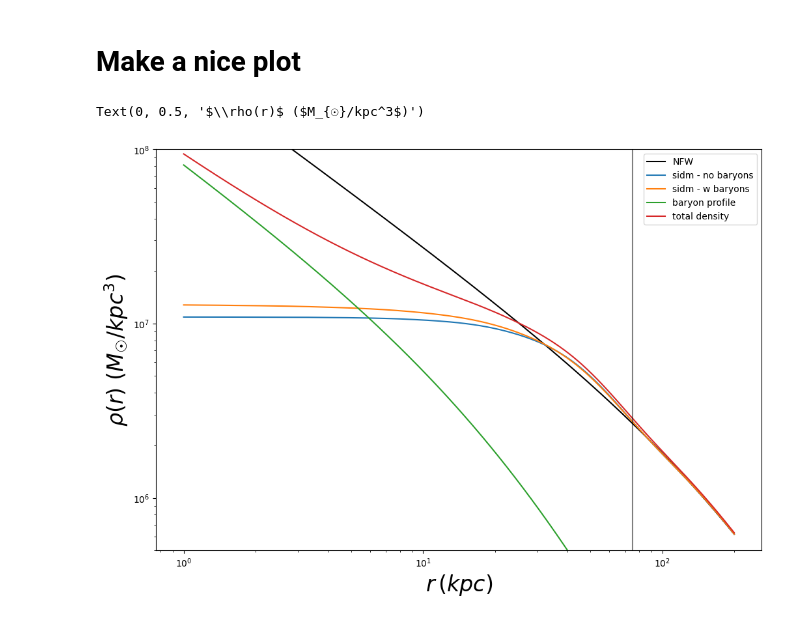
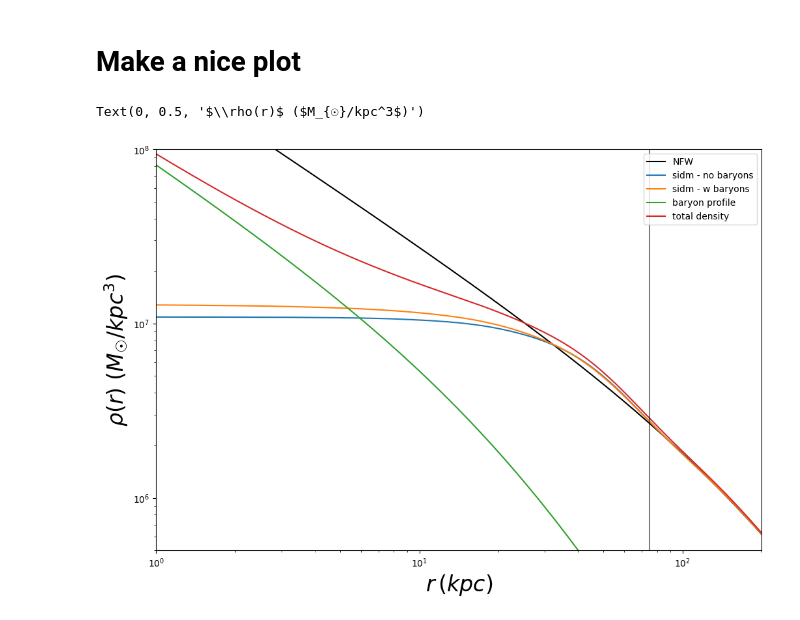
Before and after one commit to jhod0/sidm_halos, a Jupyter notebook: Notebooks/01 Example for Lucas.ipynb, the cells around one changed output. Cells and saved outputs as stored; diff of their text form; code cells hidden in the pictures.

Commit message:
prettier plot

```diff
--- a/Notebooks/01 Example for Lucas.ipynb
+++ b/Notebooks/01 Example for Lucas.ipynb
@@ -40,7 +38,7 @@ concentration_baryons = 8
 baryon_density = OuterNFW(mass_baryons, concentration_baryons, z=redshift, mdef=mdef)
 # %%
 # radii in kpc
-rs = np.logspace(0, 2.3, 1001)
+rs = np.logspace(0, 3, 1001)
 plt.plot(rs, baryon_density.density_3d(rs))
 plt.loglog()
 # %% [output]
@@ -62,17 +60,18 @@ soln_w_baryons = SIDMHaloSolution.solve_outside_in(
 # %%
 plt.figure(figsize=(12, 8))
 plt.plot(rs, soln_w_baryons.outer_nfw.density_3d(rs), label='NFW', color='k')
 plt.plot(rs, soln_no_baryons.density_3d(rs), label='sidm - no baryons')
 plt.plot(rs, soln_w_baryons.density_3d(rs), label='sidm - w baryons')
 plt.plot(rs, baryon_density.density_3d(rs), label='baryon profile')
 plt.plot(rs, soln_w_baryons.density_3d(rs) + baryon_density.density_3d(rs), label='total density')
 # Mark the radius r1
 plt.vlines(r1, 0, 1e9, color='k', alpha=0.5)
+plt.xlim((1, 200))
 plt.ylim((5e5, 1e8))
 plt.loglog()
 plt.legend()
 plt.xlabel(r'$r\,(kpc)$', fontsize=24)
 plt.ylabel(r'$\rho(r)$ ($M_{☉}/kpc^3$)', fontsize=24)
 # %% [output]
 Text(0, 0.5, '$\\rho(r)$ ($M_{☉}/kpc^3$)')
-[figure, old version]
+[figure, new version]
```
Also changed, not shown: parts of 2 cells of this notebook.
